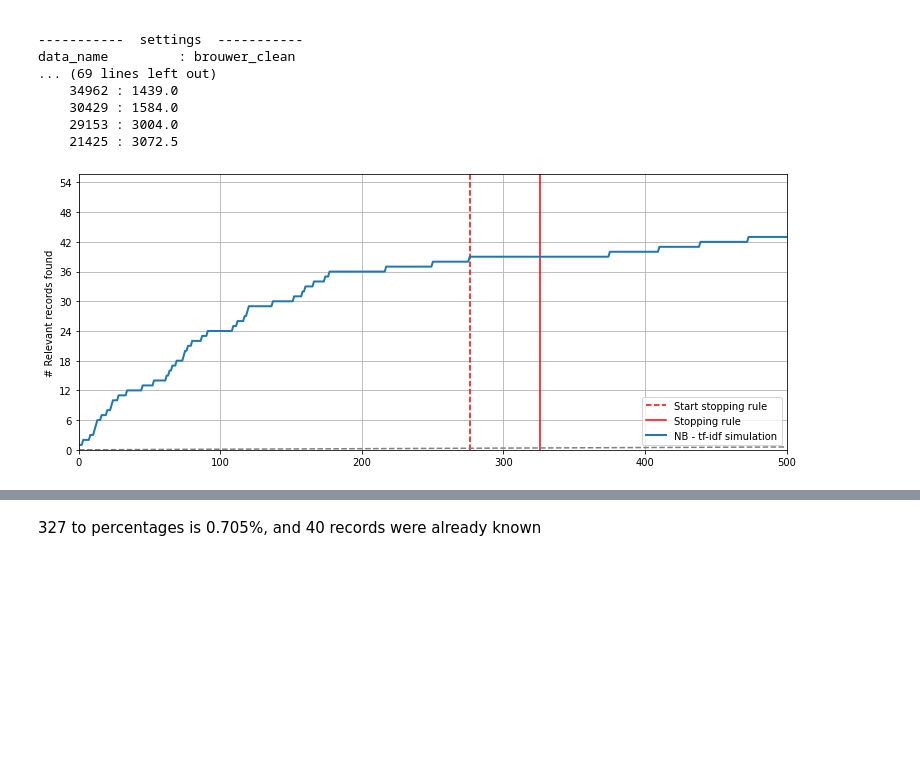
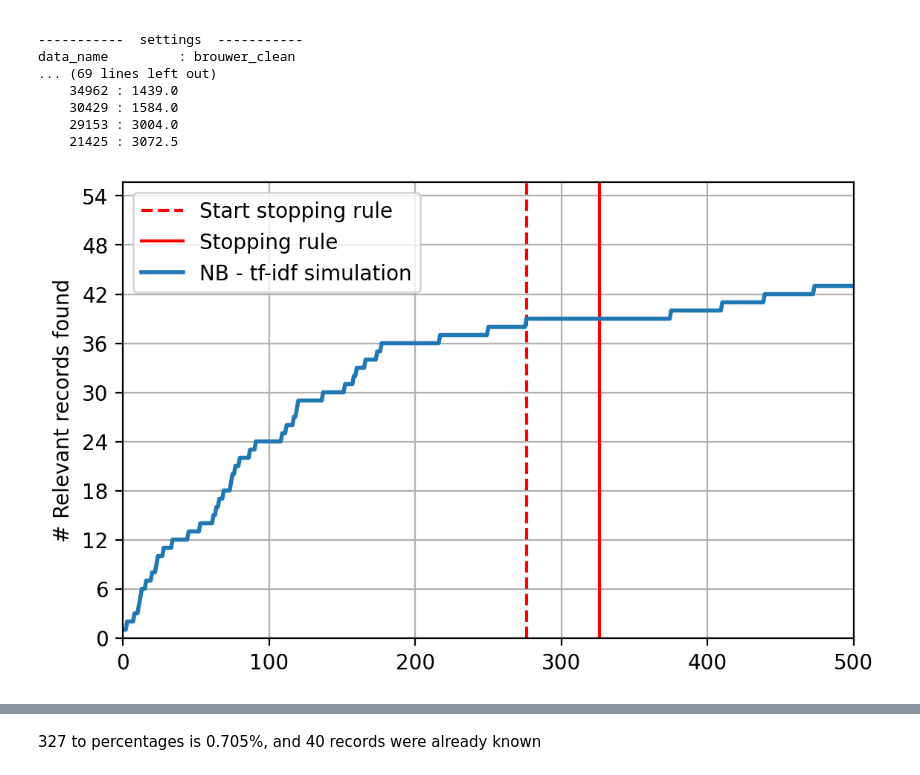
Before and after one commit to jteijema/Mega-Meta-paper-simulations, a Jupyter notebook: state_file_processor.ipynb, the cells around one changed output, grey strips where cells are left out. Cells and saved outputs as stored; diff of their text form; code cells hidden in the pictures; blank space fills up the shorter version.

```diff
--- a/state_file_processor.ipynb
+++ b/state_file_processor.ipynb
@@ -304,25 +304,21 @@ data_name         : brouwer_clean
     29153 : 3004.0
     21425 : 3072.5
 # %%
-with Plot.from_paths([r'simulation_output\nb_tf-idf.h5']) as plot:
-  inc_plot = plot.new("inclusion", result_format="number")
-  inc_plot.set_grid()
-  inc_plot.set_xlim(0, 500)
-  inc_plot.ax.axvline(x=276, color='red', linestyle='--')
-  inc_plot.ax.axvline(x=276+50, color='red')
-  inc_plot.set_legend()
-  inc_plot.ax.legend(["Start stopping rule", "Stopping rule", "NB - tf-idf simulation"], loc='lower right')
-  inc_plot.add_random(add_text=False)
+inc_plot = Plot.from_paths([r'simulation_output\nb_tf-idf.h5']).new("inclusion", result_format="number")
+inc_plot.set_grid()
+inc_plot.set_xlim(0, 500)
+inc_plot.ax.axvline(x=276, color='red', linestyle='--')
+inc_plot.ax.axvline(x=276+50, color='red')
+inc_plot.ax.legend(["Start stopping rule", "Stopping rule", "NB - tf-idf simulation"], loc='upper left')
 
-  inc_plot.ax2.remove()
-  inc_plot.ax3.remove()
+inc_plot.ax2.remove()
+inc_plot.ax3.remove()
 
-  inc_plot.fig.set_size_inches(12, 5, forward=True)
+inc_plot.fig.set_dpi(200)
 
-  inc_plot.show()
-  inc_plot.save(r"plots\study-4-nb-plot.png")
+inc_plot.save(r"plots\study-4-nb-plot.png")
 # %% [output]
-[figure, old version]
+[figure, new version]
 # %%
 # Extract all records until stopping rule of 50
 file = r'simulation_output\nb_tf-idf.h5'
```
Also changed, not shown: parts of 10 cells of this notebook.
